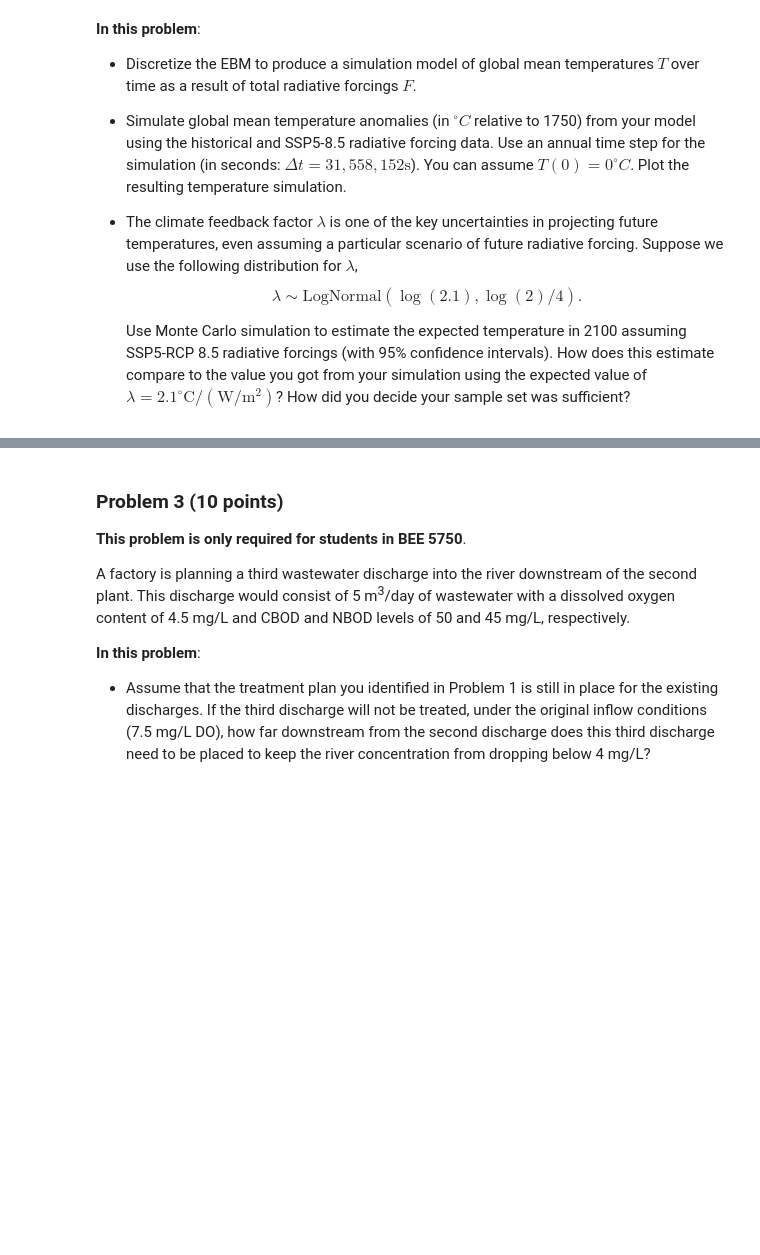
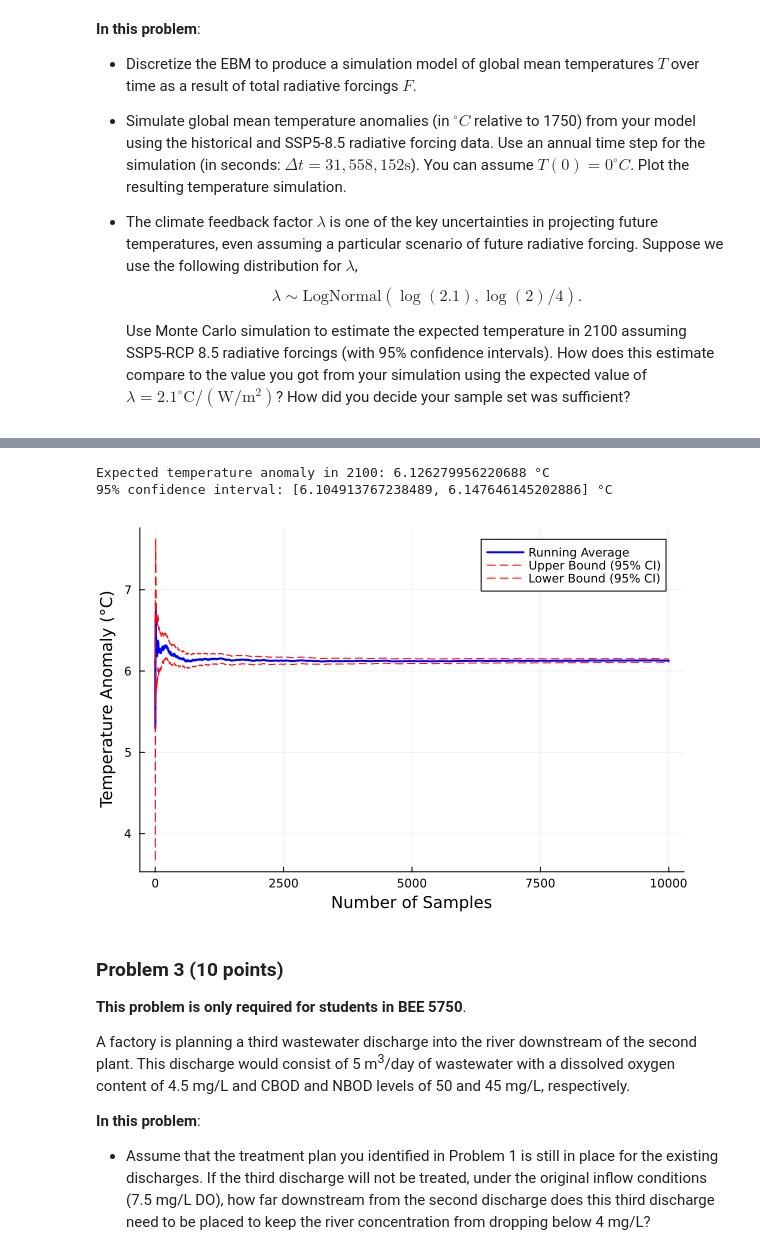
Before and after one commit to BEE4750-FA24/hw3-macky, a Jupyter notebook: hw03.ipynb, the cells around one changed output, grey strips where cells are left out. Drawn from its saved outputs; the diff is of its cells as text; code cells hidden in the pictures; blank space fills up the shorter version.

```diff
--- a/hw03.ipynb
+++ b/hw03.ipynb
@@ -303,0 +286,70 @@ plot(1:N, T, xlabel="Year", ylabel="Temperature Anomaly (°C)", label="Temperatu
+# %%
+using Distributions
+using Statistics
+using Plots
+
+# Define constants
+c = 4.184 * 10^6  # specific heat capacity of water (J/(m^3 * °C))
+d = 86  # mixing depth (m)
+delta_t = 31558152  # time step in seconds (1 year)
+a = 0.8  # coefficient for aerosol forcing effect
+
+# Load or define radiative forcing data
+# Assume forcing_non_aerosol and forcing_aerosol are vectors of length N
+F = forcing_non_aerosol .+ (a * forcing_aerosol)  # total forcing at each time step
+
+# Number of years (length of forcing data)
+years_to_2100 = length(F)
+
+# Define the log-normal distribution for lambda
+mu = log(2.1)
+sigma = log(2) / 4
+lambda_dist = LogNormal(mu, sigma)
+
+# Function to simulate temperature anomalies with sampled λ
+function temperature_simulation(n_trials)
+    T_samples = zeros(n_trials)  # Store temperature in 2100 for each trial
+
+    for i = 1:n_trials
+        lambda = rand(lambda_dist)  # Sample a new λ value for each trial
+        T = zeros(years_to_2100)    # Initialize temperature array
+
+        # Simulate the temperature over time
+        for n = 1:years_to_2100-1
+            T[n+1] = T[n] + (delta_t / (c * d)) * (F[n] - lambda * T[n])
+        end
+
+        T_samples[i] = T[end]  # Store temperature anomaly in 2100
+    end
+
+    return T_samples
+end
+
+# Set up Monte Carlo parameters
+nsamp = 10_000  # Number of Monte Carlo simulations
+samples = temperature_simulation(nsamp)  # Run the simulations
+
+# Initialize storage for running average and standard error
+avg_temp = zeros(nsamp)  # Running average temperature anomaly
+std_temp = zeros(nsamp)  # Running standard error of the estimate
+
+# Initialize the first sample manually
+avg_temp[1] = samples[1]
+std_temp[1] = 0  # No standard error with only one sample
+
+# Compute running averages and standard errors
+for i = 2:nsamp
+    avg_temp[i] = (avg_temp[i-1] * (i-1) + samples[i]) / i  # Running average
+    std_temp[i] = std(samples[1:i]) / sqrt(i)  # Running standard error
+end
+# %% [output]
+Expected temperature anomaly in 2100: 6.126279956220688 °C
+95% confidence interval: [6.104913767238489, 6.147646145202886] °C
+# %%
+
+# Plot the running average temperature anomaly and standard error
+plot(1:nsamp, avg_temp, xlabel="Number of Samples", ylabel="Temperature Anomaly (°C)", label="Running Average", lw=2, color=:blue)
+plot!(1:nsamp, avg_temp .+ 2 .* std_temp, label="Upper Bound (95% CI)", lw=1, linestyle=:dash, color=:red)
+plot!(1:nsamp, avg_temp .- 2 .* std_temp, label="Lower Bound (95% CI)", lw=1, linestyle=:dash, color=:red)
+# %% [output]
+[figure, added]
```
Also changed, not shown: parts of 7 cells of this notebook.
